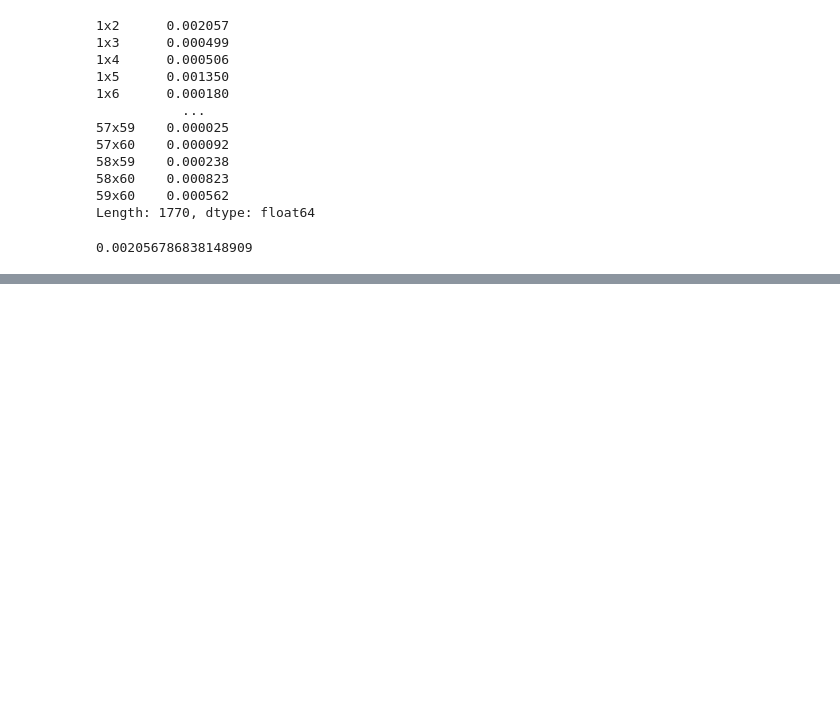
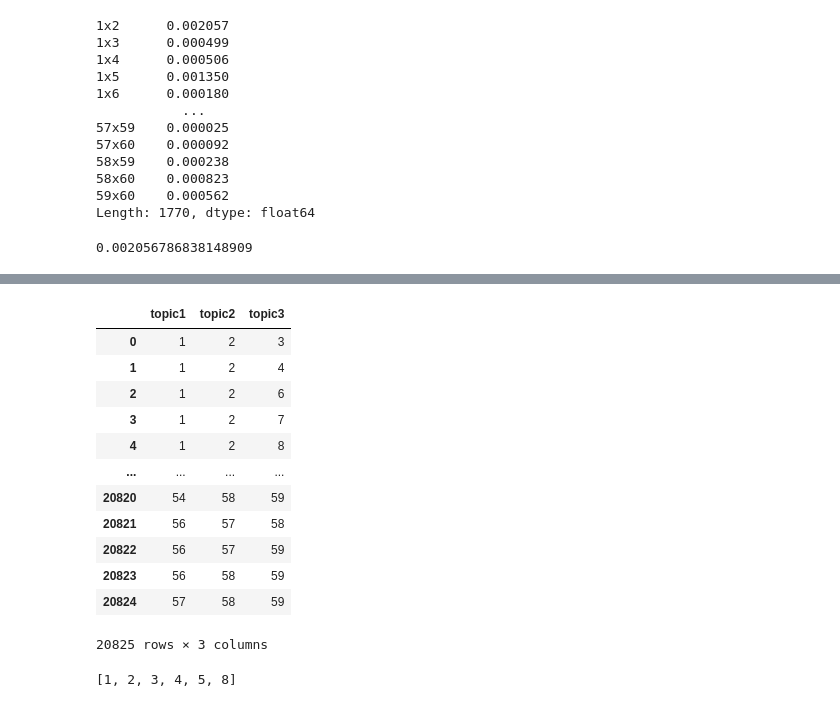
Before and after one commit to austinkennedy/Hathitrust, a Jupyter notebook: code/categories.ipynb, the cells around one changed output, grey strips where cells are left out. Drawn from its saved outputs; the diff is of its cells as text; code cells hidden in the pictures; blank space fills up the shorter version.

Commit message:
Work on getting categories for whole corpus

```diff
--- a/code/categories.ipynb
+++ b/code/categories.ipynb
@@ -77,0 +91,35 @@ cross
+# %%
+
+def create_combinations(top = topics, omit = None, length = 3):
+    #'topics' is a list or dataframe of topics, where each row corresponds to a topic
+    #'omit' is a list of topics to omit, should be a list of numbers
+    #'length' is the size of the categories (i.e. how many topics should make up a category), default 3
+    n = len(top)
+    topic_numbers = list(range(1,n+1))
+
+    if omit is not None:
+        topic_numbers = [i for i in topic_numbers if i not in omit]
+
+    topic_numbers.sort() #itertools.combinations needs sorted list
+    combinations = list(itertools.combinations(topic_numbers, r = length))
+
+    return combinations
+# %%
+group = [5,9,22,26,35,46,50,55,60] #innocuous topics to be eliminated
+
+clusters = pd.DataFrame(create_combinations(top = topics, omit = group, length=3), columns=['topic1', 'topic2', 'topic3'])
+clusters
+# %% [output]
+|  | topic1 | topic2 | topic3 |
+| 0 | 1 | 2 | 3 |
+| 1 | 1 | 2 | 4 |
+| 2 | 1 | 2 | 6 |
+| 3 | 1 | 2 | 7 |
+| 4 | 1 | 2 | 8 |
+| ... | ... | ... | ... |
+| 20820 | 54 | 58 | 59 |
+| 20821 | 56 | 57 | 58 |
+| 20822 | 56 | 57 | 59 |
+| 20823 | 56 | 58 | 59 |
+| 20824 | 57 | 58 | 59 |
+20825 rows × 3 columns
@@ -77,0 +128,7 @@ cross
+# %%
+num = [1,4,3,5,8,2]
+
+num.sort()
+num
+# %% [output]
+[1, 2, 3, 4, 5, 8]
```
Also changed, not shown: parts of 7 cells of this notebook.
